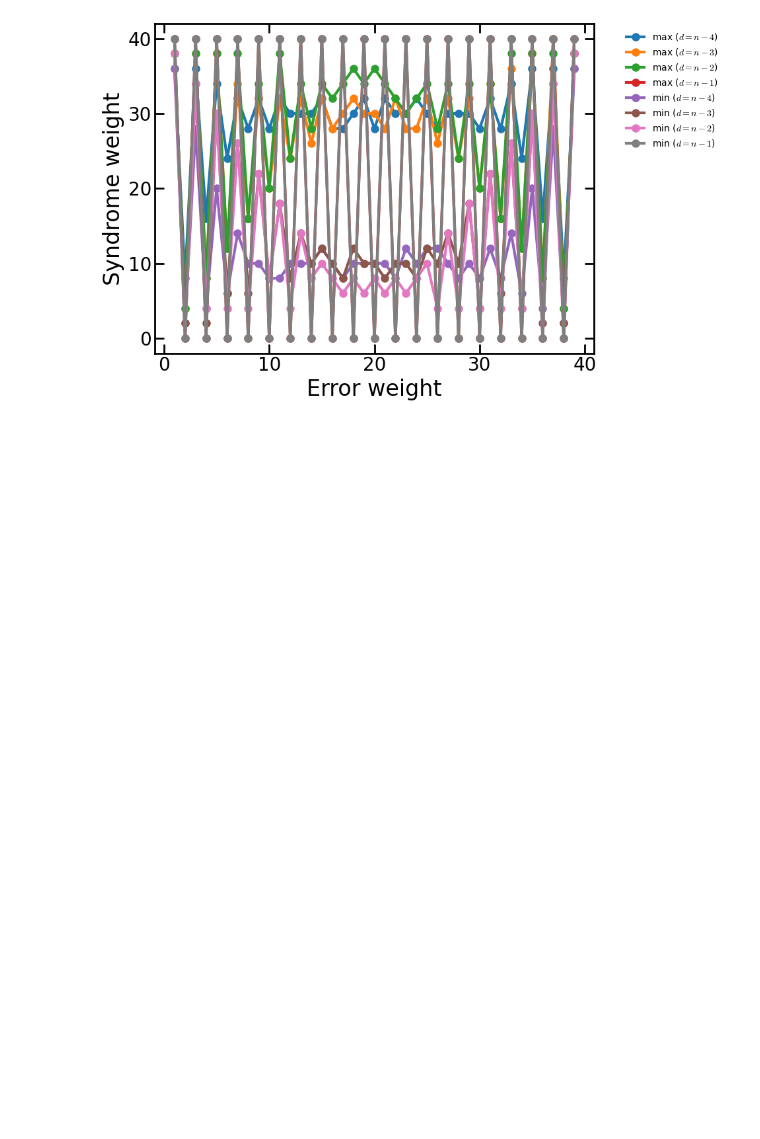
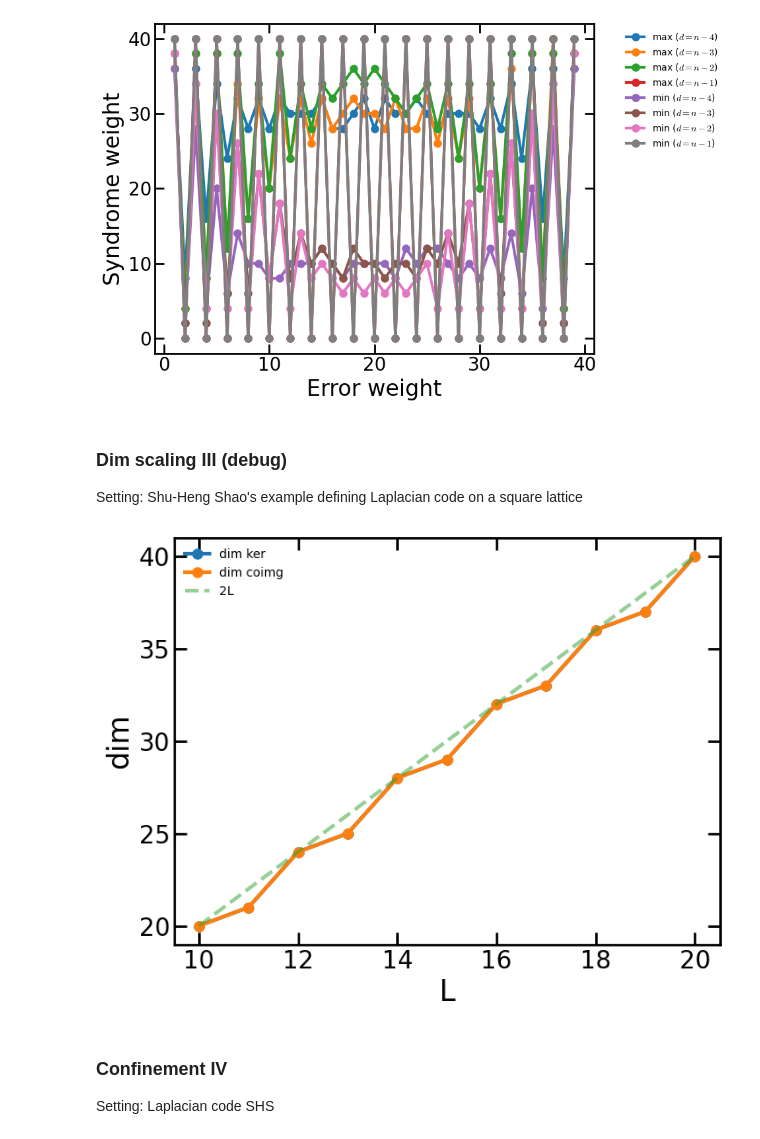
Before and after one commit to Rosetta-Tan/aperiodic-codes, a Jupyter notebook: run/local_ldpc_analysis.ipynb, the cells around one changed output. Saved outputs shown, nothing was run; the diff lists cells and outputs as text; code cells hidden in the pictures; blank space fills up the shorter version.

```diff
--- a/run/local_ldpc_analysis.ipynb
+++ b/run/local_ldpc_analysis.ipynb
@@ -551,3 +555,33 @@ fig.savefig(f'../figures/synd_weight_vs_error_weight_laplacian_code_randomregula
 plt.show()
 # %% [output]
 [figure]
+# %% [markdown]
+### Dim scaling III (debug)
+Setting: Shu-Heng Shao's example defining Laplacian code on a square lattice
+# %%
+readdir = '/Users/yitan/Google Drive/My Drive/from_cannon/qmemory_simulation/data/laplacian_code'
+Ls = range(10, 21, 1)
+dimkers = []
+dimcoimgs = []
+for L in Ls:
+    readname = f'hclassical_shs_squarelattice_L={L}.txt'
+    h = read_pc(os.path.join(readdir, readname))
+    dimkers.append(len(nullspace(h)))
+    dimcoimgs.append(h.shape[0] - rank(h))
+# %%
+fig, ax = plt.subplots()
+ax.plot(Ls, dimkers, 'o-', label='dim ker')
+ax.plot(Ls, dimcoimgs, 'o-', label='dim coimg')
+# change the dim = 2L plot to dashed line and opacify it
+ax.plot(Ls, [2*L for L in Ls], label='2L', linestyle='dashed', alpha=0.5)
+ax.set_xlabel('L')
+ax.set_ylabel('dim')
+ax.legend()
+fig.set_size_inches(8, 6)
+fig.savefig('../figures/shs_squarelattice_dim_scaling.pdf')
+plt.show()
+# %% [output]
+[figure, added]
+# %% [markdown]
+### Confinement IV
+Setting: Laplacian code SHS
```
Also changed, not shown: parts of 17 cells of this notebook, 4 other files.
